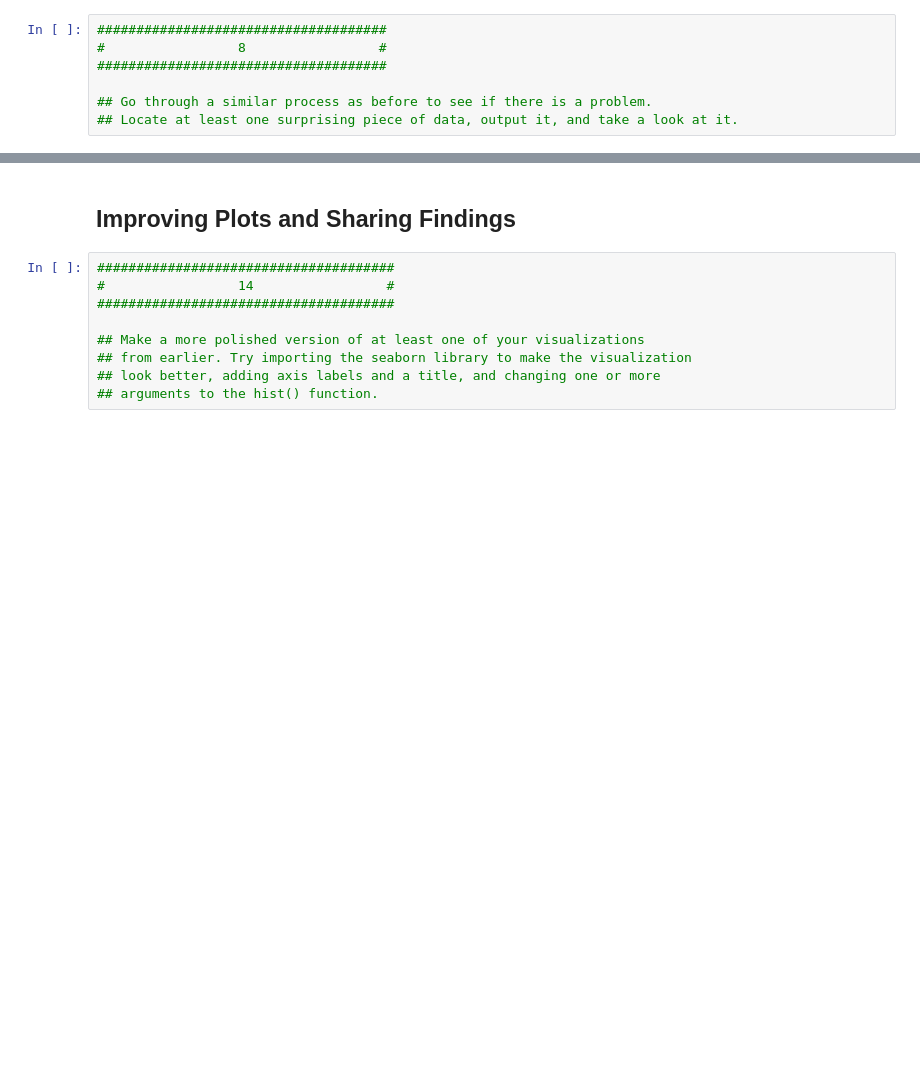
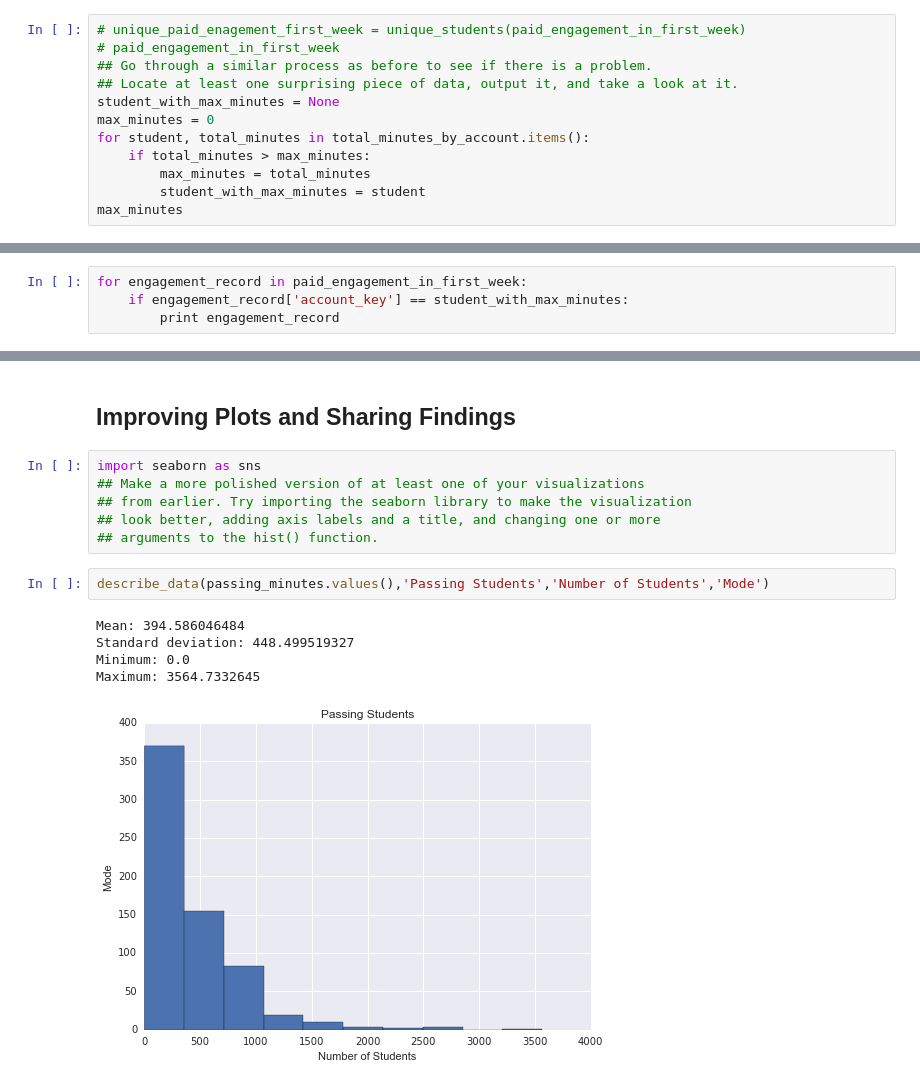
Before and after one commit to krismanaya/udacity_data_analyst, a Jupyter notebook: project_2/L1_Starter_Code.ipynb, the cells around one changed output, grey strips where cells are left out. Drawn from its saved outputs; the diff is of its cells as text; blank space fills up the shorter version.

```diff
--- a/project_2/L1_Starter_Code.ipynb
+++ b/project_2/L1_Starter_Code.ipynb
@@ -306,9 +293,14 @@ print 'Maximum:', np.max(total_minutes)
 # %% [markdown]
 ## Debugging Data Analysis Code
 # %%
-#####################################
-#                 8                 #
-#####################################
-
+# unique_paid_enagement_first_week = unique_students(paid_engagement_in_first_week)
+# paid_engagement_in_first_week
 ## Go through a similar process as before to see if there is a problem.
 ## Locate at least one surprising piece of data, output it, and take a look at it.
+student_with_max_minutes = None
+max_minutes = 0
+for student, total_minutes in total_minutes_by_account.items():
+    if total_minutes > max_minutes:
+        max_minutes = total_minutes
+        student_with_max_minutes = student
+max_minutes
@@ -314,0 +309,4 @@ print 'Maximum:', np.max(total_minutes)
+# %%
+for engagement_record in paid_engagement_in_first_week:
+    if engagement_record['account_key'] == student_with_max_minutes:
+        print engagement_record
@@ -371,11 +534,16 @@ non_passing_engagement =
 # %% [markdown]
 ## Improving Plots and Sharing Findings
 # %%
-######################################
-#                 14                 #
-######################################
-
+import seaborn as sns
 ## Make a more polished version of at least one of your visualizations
 ## from earlier. Try importing the seaborn library to make the visualization
 ## look better, adding axis labels and a title, and changing one or more
 ## arguments to the hist() function.
+# %%
+describe_data(passing_minutes.values(),'Passing Students','Number of Students','Mode')
+# %% [output]
+Mean: 394.586046484
+Standard deviation: 448.499519327
+Minimum: 0.0
+Maximum: 3564.7332645
+[figure, added]
```
Also changed, not shown: parts of 33 cells of this notebook, 13 other files.
